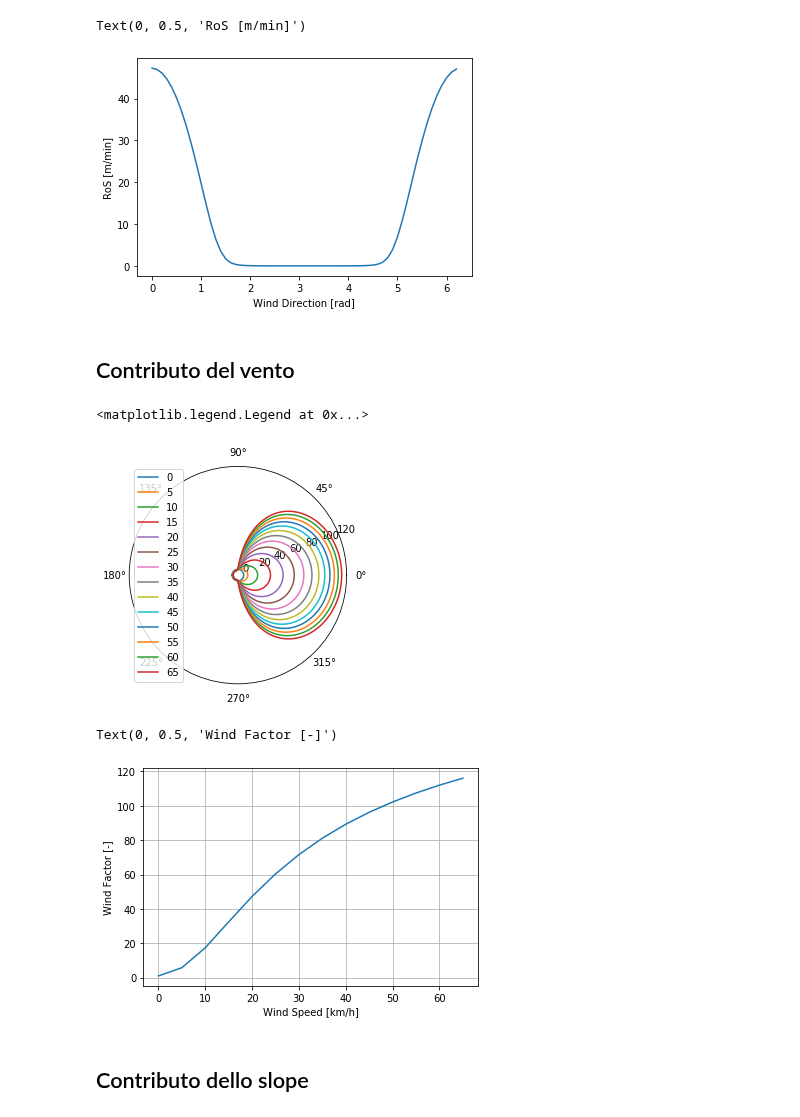
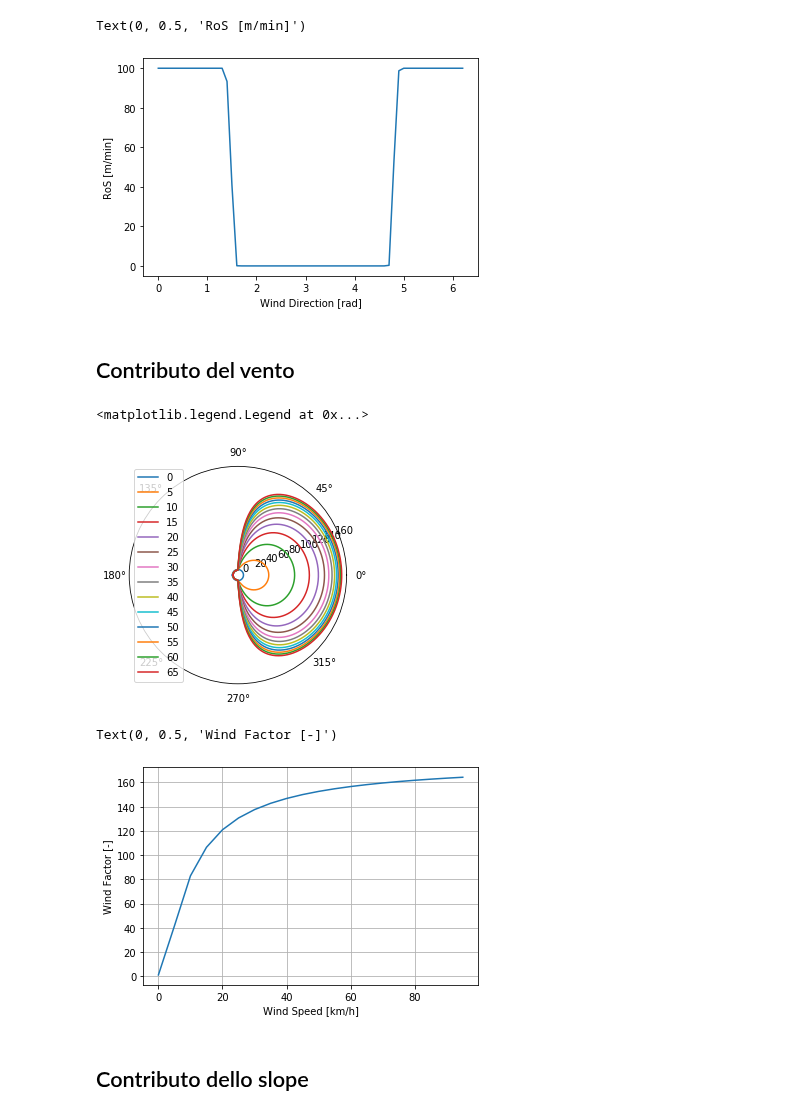
Before and after one commit to CIMAFoundation/propagator_sim, a Jupyter notebook: notebooks/ros_rothermel.ipynb, the cells around one changed output. Cells and saved outputs as stored; diff of their text form; code cells hidden in the pictures.

```diff
--- a/notebooks/ros_rothermel.ipynb
+++ b/notebooks/ros_rothermel.ipynb
@@ -7,7 +7,7 @@ sys.path.append('../')
 # %%
 from propagator.constants import  *
 # %%
-w_speed = 20 #in m/s
+w_speed = 70 #in m/s
 angle_to = 0
 dh = 0
 cellsize= 20
@@ -18,7 +18,7 @@ W_DIR = np.arange(0, np.pi*2, 0.1)
 V_WH = []
 for w_dir in W_DIR:
     w_proj = np.cos(w_dir - angle_to) #wind component in propagation direction
-    w_spd = (w_speed * w_proj) / 3.6 #wind speed in the direction of propagation
+    w_spd = (w_speed * w_proj)#wind speed in the direction of propagation
 
     teta_s_rad = np.arctan(dh / cellsize * dist) #slope angle [rad]
     teta_s = np.degrees(teta_s_rad) #slope angle [°]
@@ -35,41 +35,41 @@ plt.xlabel('Wind Direction [rad]')
 plt.ylabel('RoS [m/min]')
 # %% [output]
 Text(0, 0.5, 'RoS [m/min]')
-[figure, old version]
+[figure, new version]
 # %% [markdown]
 Contributo del vento
 ---------------------
 # %%
 b = np.arange(-pi, pi, 0.01)
 W_SPEED = np.arange(0, 70, 5)
 
 W_EFFECT = []
 for w_speed in W_SPEED:
     w_proj = np.cos(b - angle_to) #wind component in propagation direction
-    w_spd = (w_speed * w_proj) / 3.6 #wind speed in the direction of propagation
+    w_spd = (w_speed * w_proj)  #wind speed in the direction of propagation
 
     teta_f_rad = np.arctan(0.4226 * w_spd) #flame angle measured from the vertical in the direction of fire spread [rad]
     teta_f = np.degrees(teta_f_rad) #flame angle [°]
 
     w_effect = np.exp(alpha2 * teta_f) #wind effect evaluates with Rothermel's model
 
     W_EFFECT.append(w_effect)
     ax = plt.subplot(111, projection='polar')
     ax.plot(b, w_effect)
 
 plt.grid()
 plt.legend(W_SPEED, loc='center left')
 # %% [output]
 <matplotlib.legend.Legend at 0x...>
-[figure, old version]
+[figure, new version]
 # %%
 b=0
-W_SPEED = np.arange(0, 70, 5)
+W_SPEED = np.arange(0, 100, 5)
 
 W_EFFECT = []
 for w_speed in W_SPEED:
     w_proj = np.cos(b - angle_to) #wind component in propagation direction
-    w_spd = (w_speed * w_proj) / 3.6 #wind speed in the direction of propagation
+    w_spd = (w_speed * w_proj)  #wind speed in the direction of propagation
 
     teta_f_rad = np.arctan(0.4226 * w_spd) #flame angle measured from the vertical in the direction of fire spread [rad]
     teta_f = np.degrees(teta_f_rad) #flame angle [°]
@@ -85,7 +85,7 @@ plt.xlabel('Wind Speed [km/h]')
 plt.ylabel('Wind Factor [-]')
 # %% [output]
 Text(0, 0.5, 'Wind Factor [-]')
-[figure, old version]
+[figure, new version]
 # %% [markdown]
 Contributo dello slope
 ------------------
```
Also changed, not shown: parts of 5 cells of this notebook, 6 other files.
